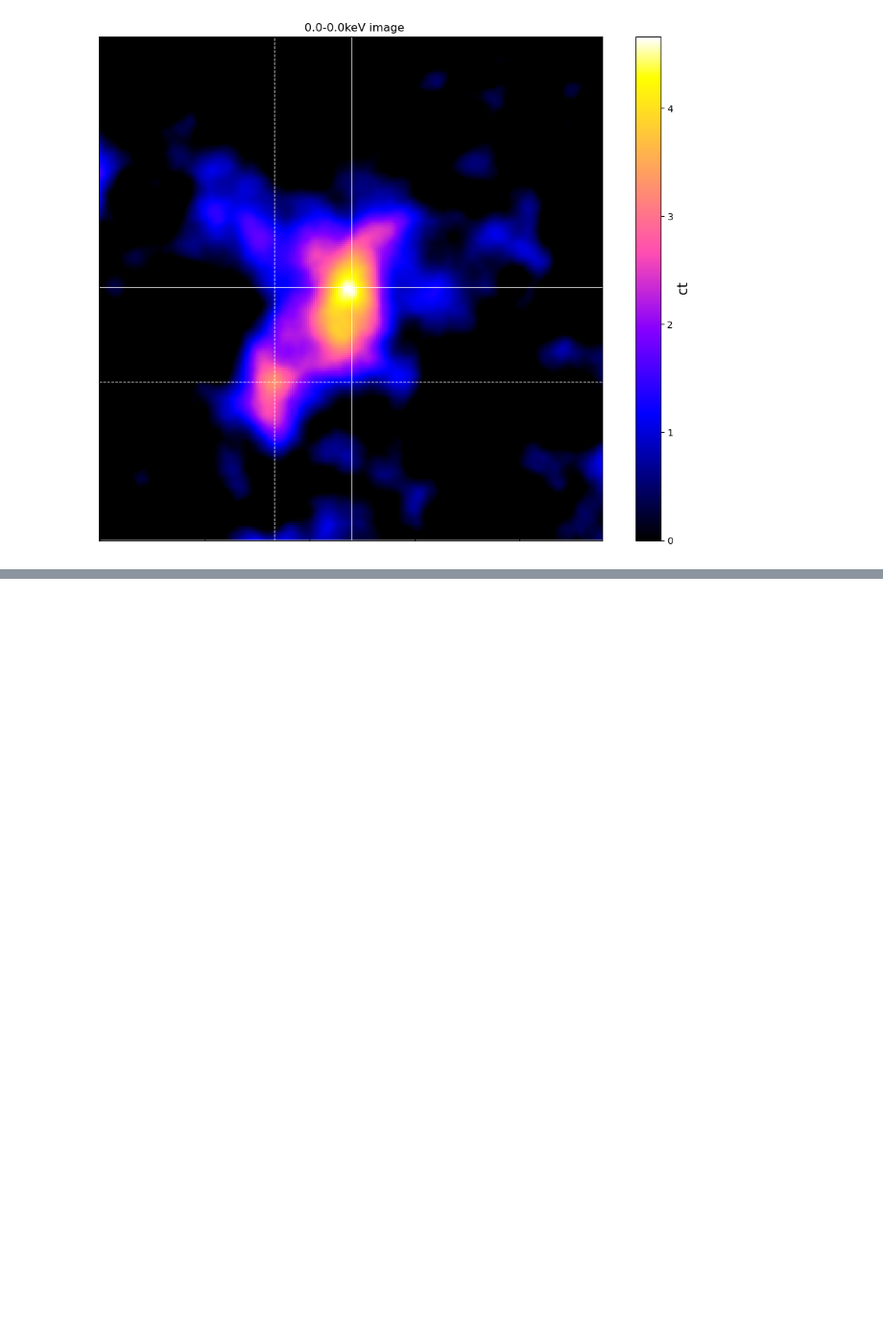
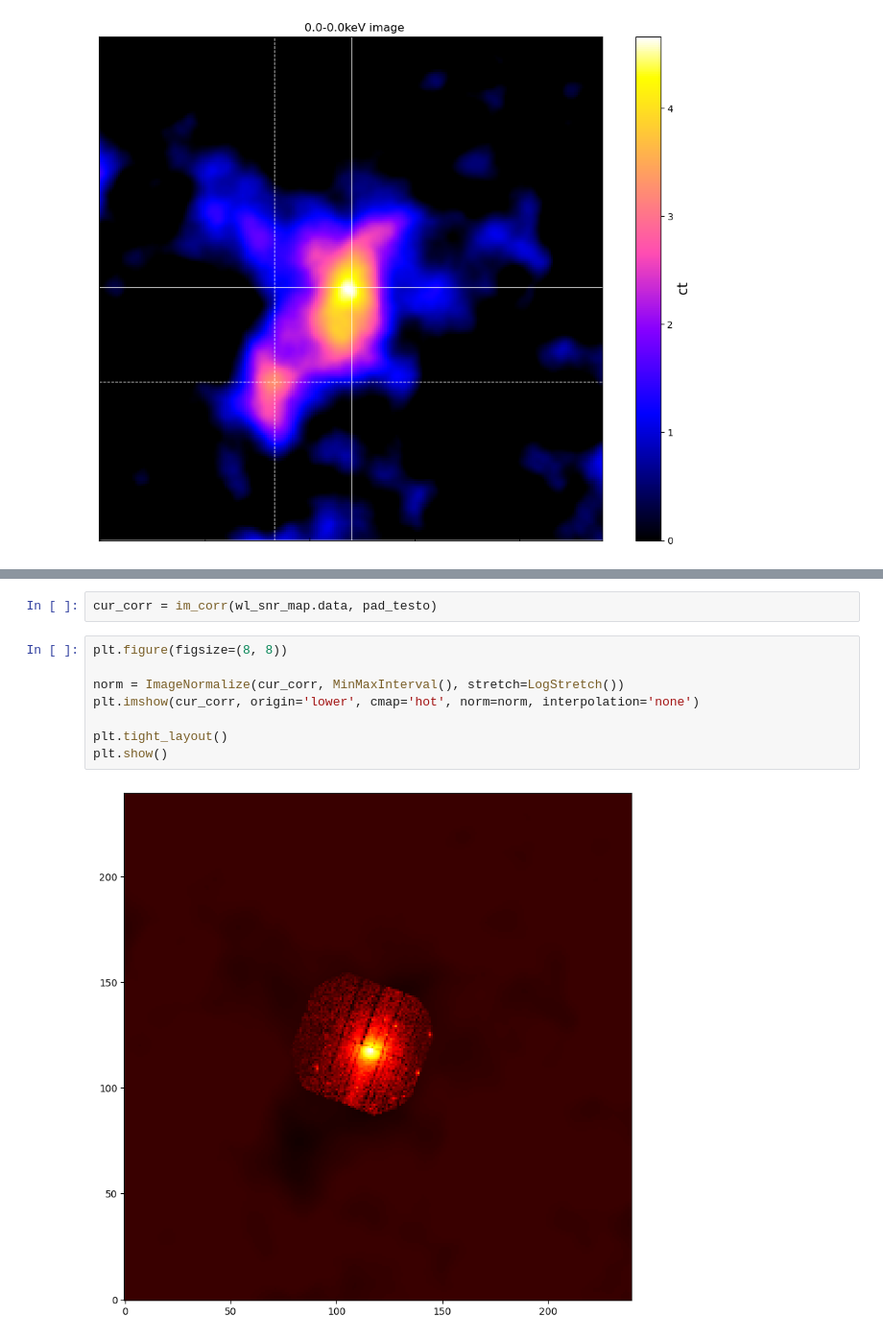
Before and after one commit to LoVoCCS/X-LoVoCCS-Analyses, a Jupyter notebook: notebooks/property_maps/xray_weaklensing_correlation.ipynb, the cells around one changed output, grey strips where cells are left out. Shown at 96% size. Drawn from its saved outputs; the diff is of its cells as text; blank space fills up the shorter version.

```diff
--- a/notebooks/property_maps/xray_weaklensing_correlation.ipynb
+++ b/notebooks/property_maps/xray_weaklensing_correlation.ipynb
@@ -126,0 +296,12 @@ $6.0459783 \; \mathrm{}$
+# %%
+cur_corr = im_corr(wl_snr_map.data, pad_testo)
+# %%
+plt.figure(figsize=(8, 8))
+
+norm = ImageNormalize(cur_corr, MinMaxInterval(), stretch=LogStretch())
+plt.imshow(cur_corr, origin='lower', cmap='hot', norm=norm, interpolation='none')
+
+plt.tight_layout()
+plt.show()
+# %% [output]
+[figure, added]
```
Also changed, not shown: parts of 32 cells of this notebook.
